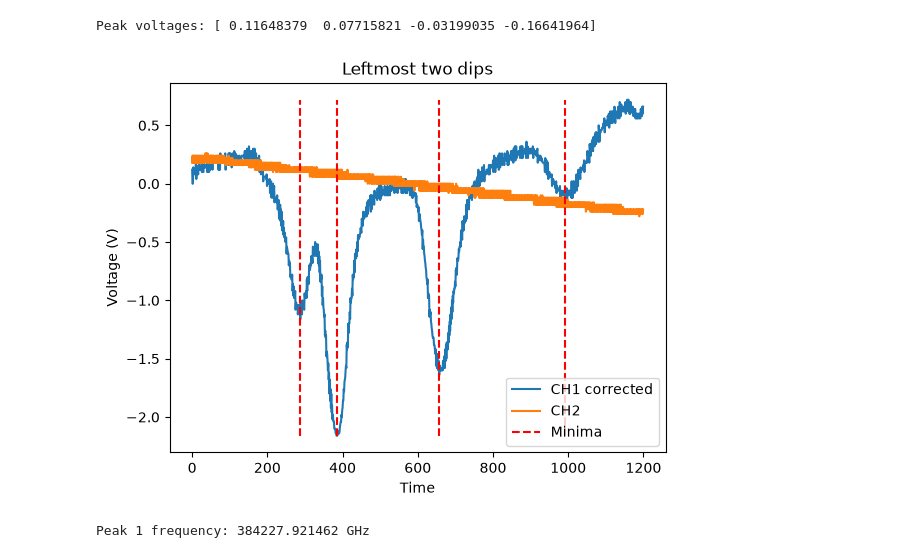
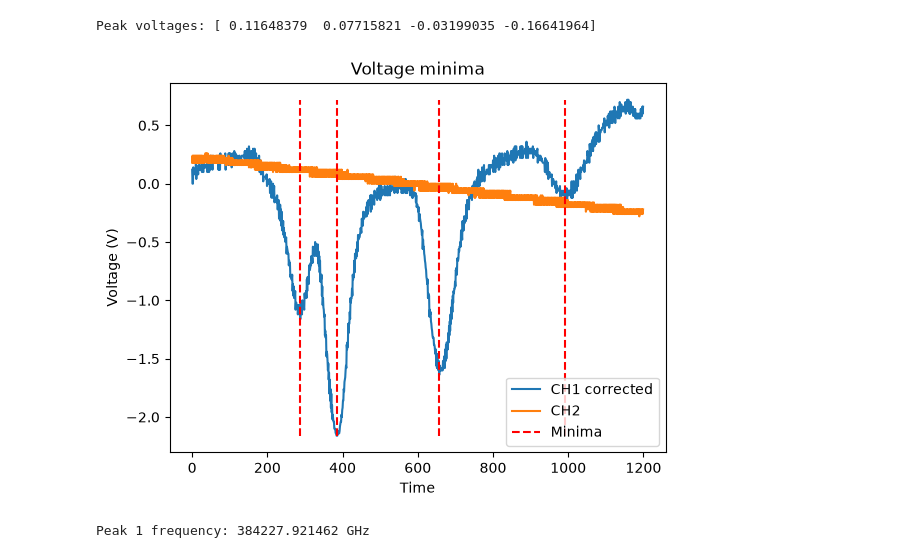
Before and after one commit to mandarhijn/Rb-spectroscopy, a Jupyter notebook: analysis.ipynb, the cells around one changed output. Drawn from its saved outputs; the diff is of its cells as text; code cells hidden in the pictures.

```diff
--- a/analysis.ipynb
+++ b/analysis.ipynb
@@ -106,14 +106,14 @@ print("Peak voltages:", peak_voltages)
 Peak voltages: [ 0.11648379  0.07715821 -0.03199035 -0.16641964]
 # %%
 # plot
-plot_channel(x, ch1_corrected, ch2, label1='CH1 corrected', label2='CH2', title='Leftmost two dips')
+plot_channel(x, ch1_corrected, ch2, label1='CH1 corrected', label2='CH2', title='Voltage minima')
 plt.vlines(x[minima_indices], ymin=np.min(ch1_corrected), ymax=np.max(ch1_corrected), color='r', linestyle='--', label='Minima')
 plt.xlabel('Time')
 plt.ylabel('Voltage (V)')
 plt.legend()
 plt.show()
 # %% [output]
-[figure, old version]
+[figure, new version]
 # %%
 f_peaks = []
 # %%
```
Also changed, not shown: parts of 6 cells of this notebook.
